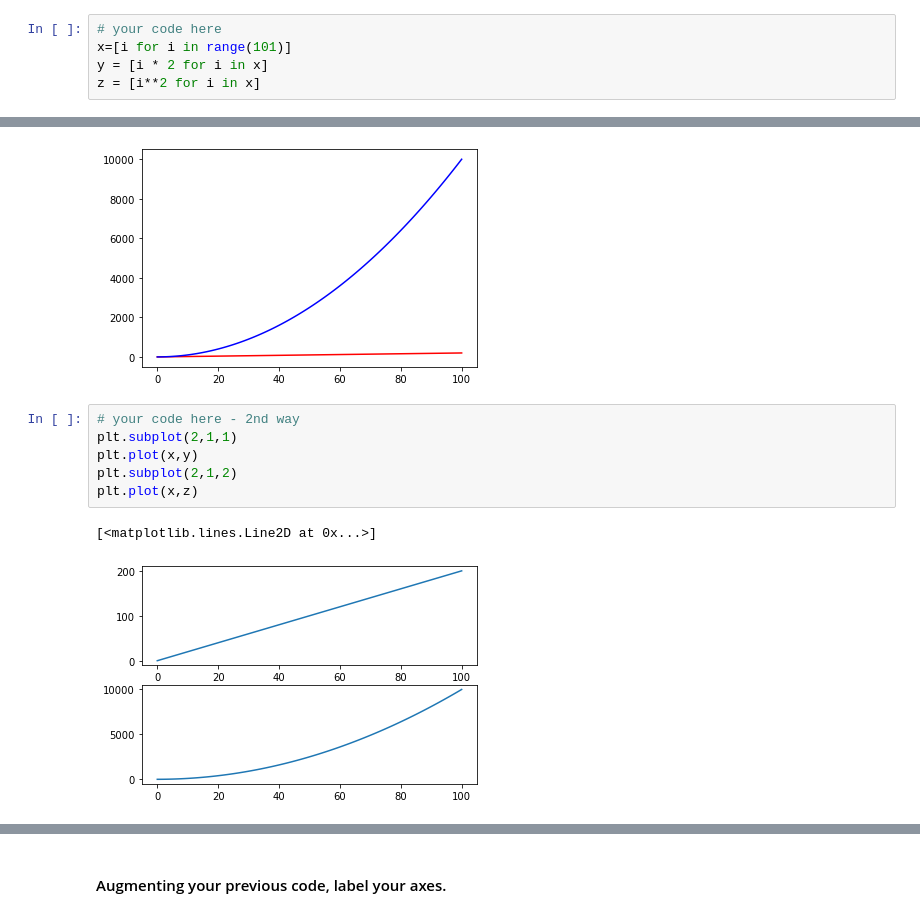
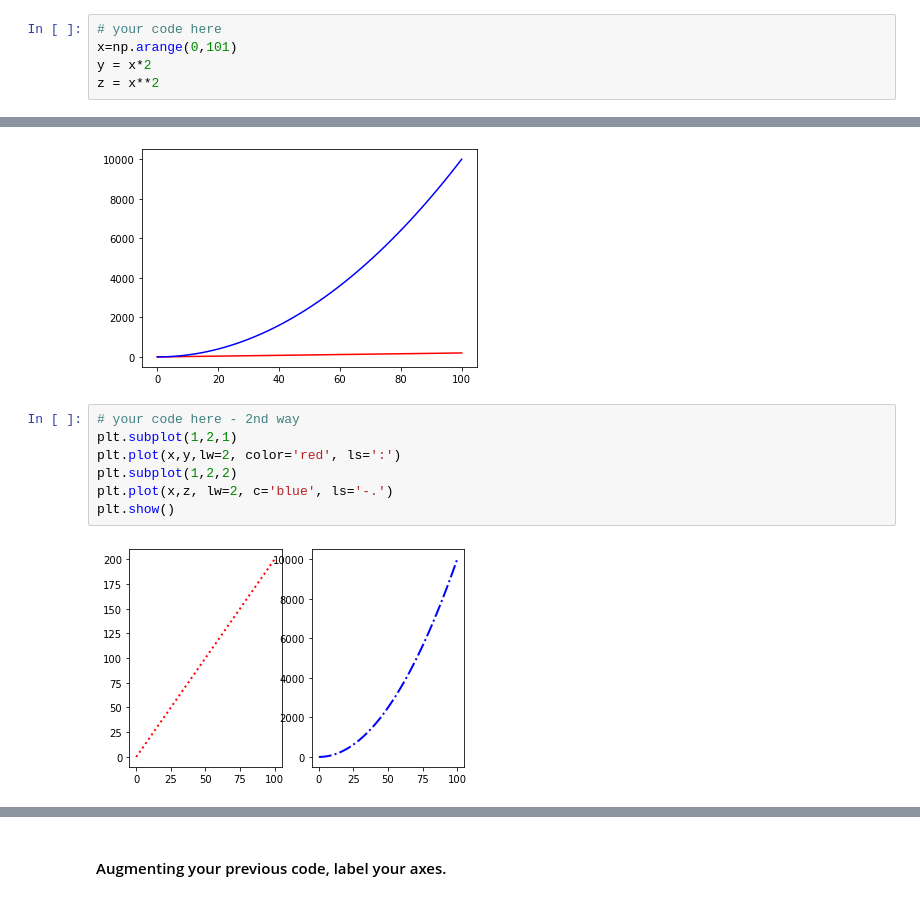
Before and after one commit to thomas-cares/data-pt-ber-08-20, a Jupyter notebook: Labs/module-1_labs/04_pandas/08_basics_plotting/your-code/challenge-1.ipynb, the cells around one changed output, grey strips where cells are left out. Cells and saved outputs as stored; diff of their text form.

Commit message:
plotting challenges. Struggeling. cant really handle it

```diff
--- a/Labs/module-1_labs/04_pandas/08_basics_plotting/your-code/challenge-1.ipynb
+++ b/Labs/module-1_labs/04_pandas/08_basics_plotting/your-code/challenge-1.ipynb
@@ -18,9 +18,9 @@ import matplotlib.pyplot as plt
 #### Define your own data. We would like to have a variable callex which contains a list of numbers from 0 to 100. Furthermore, we would like a variables called y which is twice x, and a variable called z which is the square of x.
 # %%
 # your code here
-x=[i for i in range(101)]
-y = [i * 2 for i in x]
-z = [i**2 for i in x]
+x=np.arange(0,101)
+y = x*2
+z = x**2
 # %% [markdown]
 #### Plot (x,y) and (x,z) on the axes in a line plot.
 
@@ -38,10 +38,10 @@ plt.show()
 [figure]
 # %%
 # your code here - 2nd way
-plt.subplot(2,1,1)
-plt.plot(x,y)
-plt.subplot(2,1,2)
-plt.plot(x,z)
+plt.subplot(1,2,1)
+plt.plot(x,y,lw=2, color='red', ls=':')
+plt.subplot(1,2,2)
+plt.plot(x,z, lw=2, c='blue', ls='-.')
+plt.show()
 # %% [output]
-[<matplotlib.lines.Line2D at 0x...>]
-[figure, old version]
+[figure, new version]
```
Also changed, not shown: parts of 9 cells of this notebook, 4 other files.
